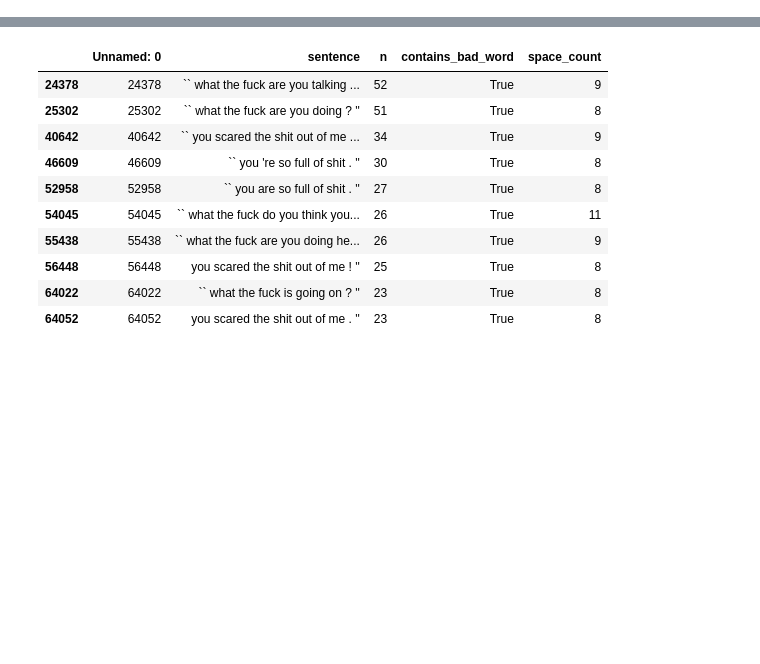
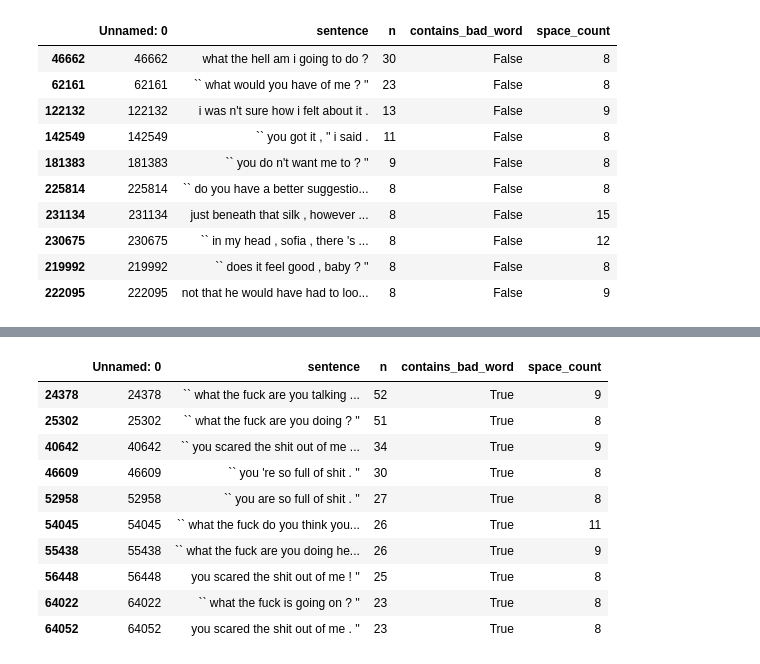
Before and after one commit to jackbandy/bookcorpus-datasheet, a Jupyter notebook: Sentence Analysis.ipynb, the cells around one changed output, grey strips where cells are left out. Cells and saved outputs as stored; diff of their text form; code cells hidden in the pictures; blank space fills up the shorter version.

```diff
--- a/Sentence Analysis.ipynb
+++ b/Sentence Analysis.ipynb
@@ -18 +50,16 @@ sentences_df['space_count'] = sentences_df.sentence.str.count(' ')
+# %%
+# random sample of common sentences with at least 7 spaces
+sentences_df[(sentences_df.space_count>7)].sample(10).sort_values(by='n',ascending=False)
+# %% [output]
+|  | Unnamed: 0 | sentence | n | contains_bad_word | space_count |
+| 46662 | 46662 | what the hell am i going to do ? | 30 | False | 8 |
+| 62161 | 62161 | `` what would you have of me ? '' | 23 | False | 8 |
+| 122132 | 122132 | i was n't sure how i felt about it . | 13 | False | 9 |
+| 142549 | 142549 | `` you got it , '' i said . | 11 | False | 8 |
+| 181383 | 181383 | `` you do n't want me to ? '' | 9 | False | 8 |
+| 225814 | 225814 | `` do you have a better suggestio... | 8 | False | 8 |
+| 231134 | 231134 | just beneath that silk , however ... | 8 | False | 15 |
+| 230675 | 230675 | `` in my head , sofia , there 's ... | 8 | False | 12 |
+| 219992 | 219992 | `` does it feel good , baby ? '' | 8 | False | 8 |
+| 222095 | 222095 | not that he would have had to loo... | 8 | False | 9 |
 # %%
```
Also changed, not shown: parts of 11 cells of this notebook.
